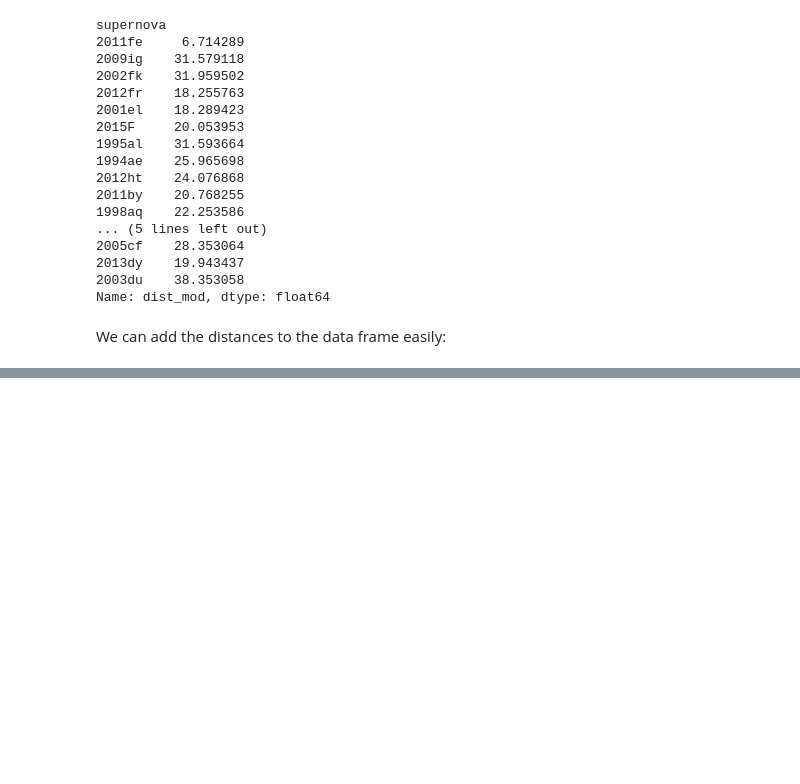
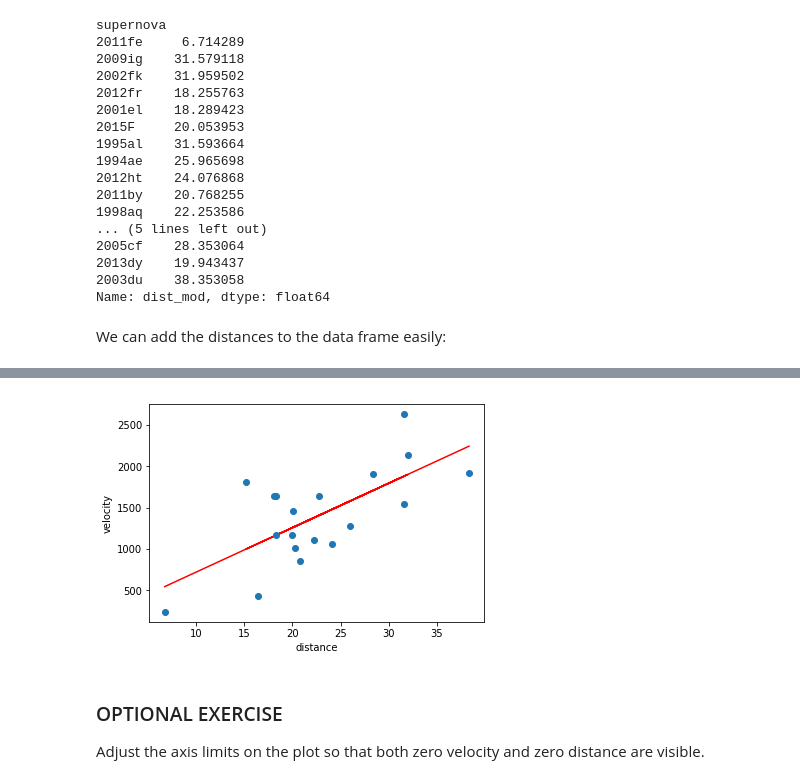
Before and after one commit to acenet-arc/pandas-and-astro, a Jupyter notebook: jupyter_notebooks/Pandas-and-Astro-1.ipynb, the cells around one changed output, grey strips where cells are left out. Saved outputs shown, nothing was run; the diff lists cells and outputs as text; code cells hidden in the pictures; blank space fills up the shorter version.

```diff
--- a/jupyter_notebooks/Pandas-and-Astro-1.ipynb
+++ b/jupyter_notebooks/Pandas-and-Astro-1.ipynb
@@ -347,0 +371,13 @@ import statsmodels.api as sm
+# %%
+velocity_fit = model[0]*data.distance + model[1]
+plt.plot(data.distance, velocity_fit, 'r-')
+
+plt.plot(data.distance, data.velocity, 'o')
+plt.xlabel('distance')
+plt.ylabel('velocity')
+plt.show()
+# %% [output]
+[figure, added]
+# %% [markdown]
+### OPTIONAL EXERCISE
+Adjust the axis limits on the plot so that both zero velocity and zero distance are visible.
```
Also changed, not shown: parts of 25 cells of this notebook.
